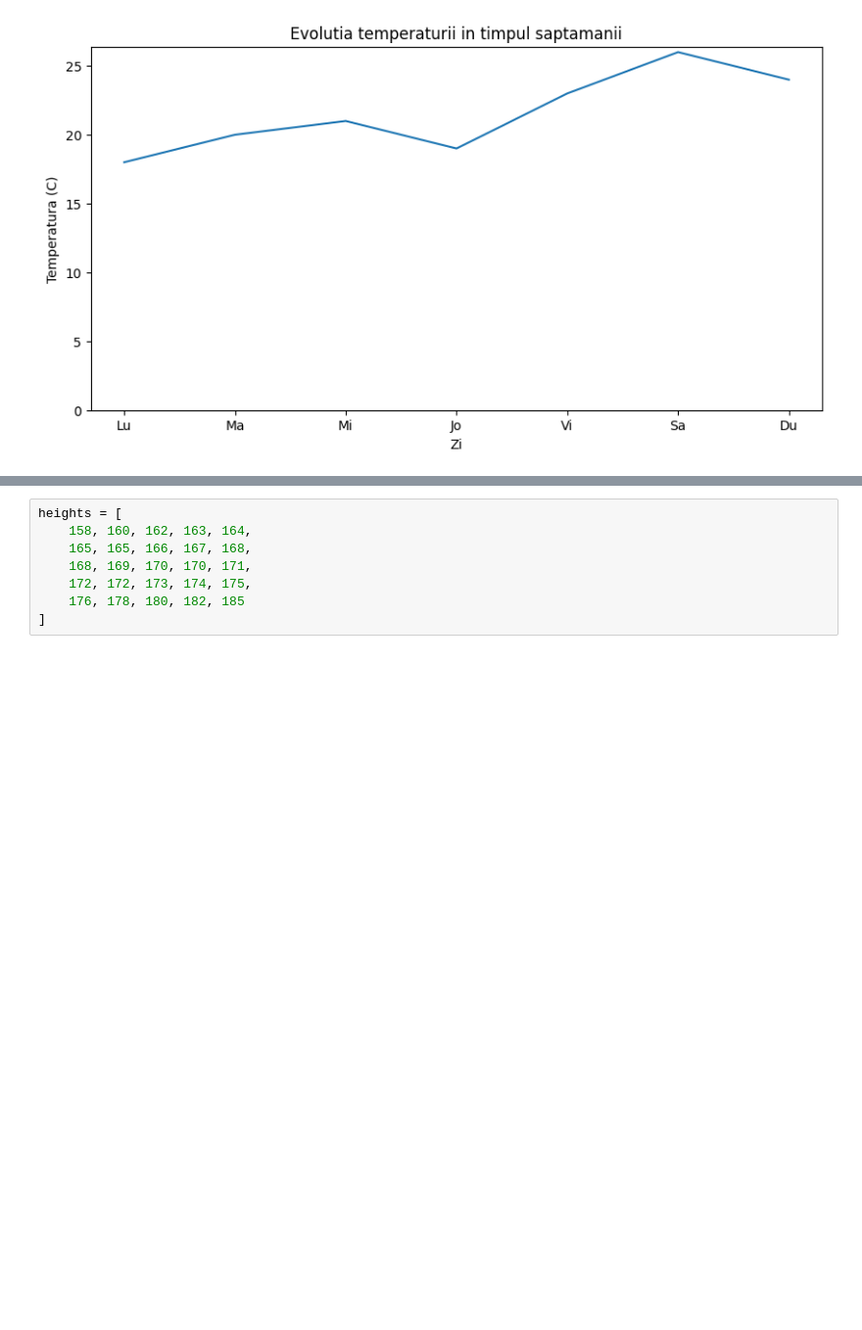
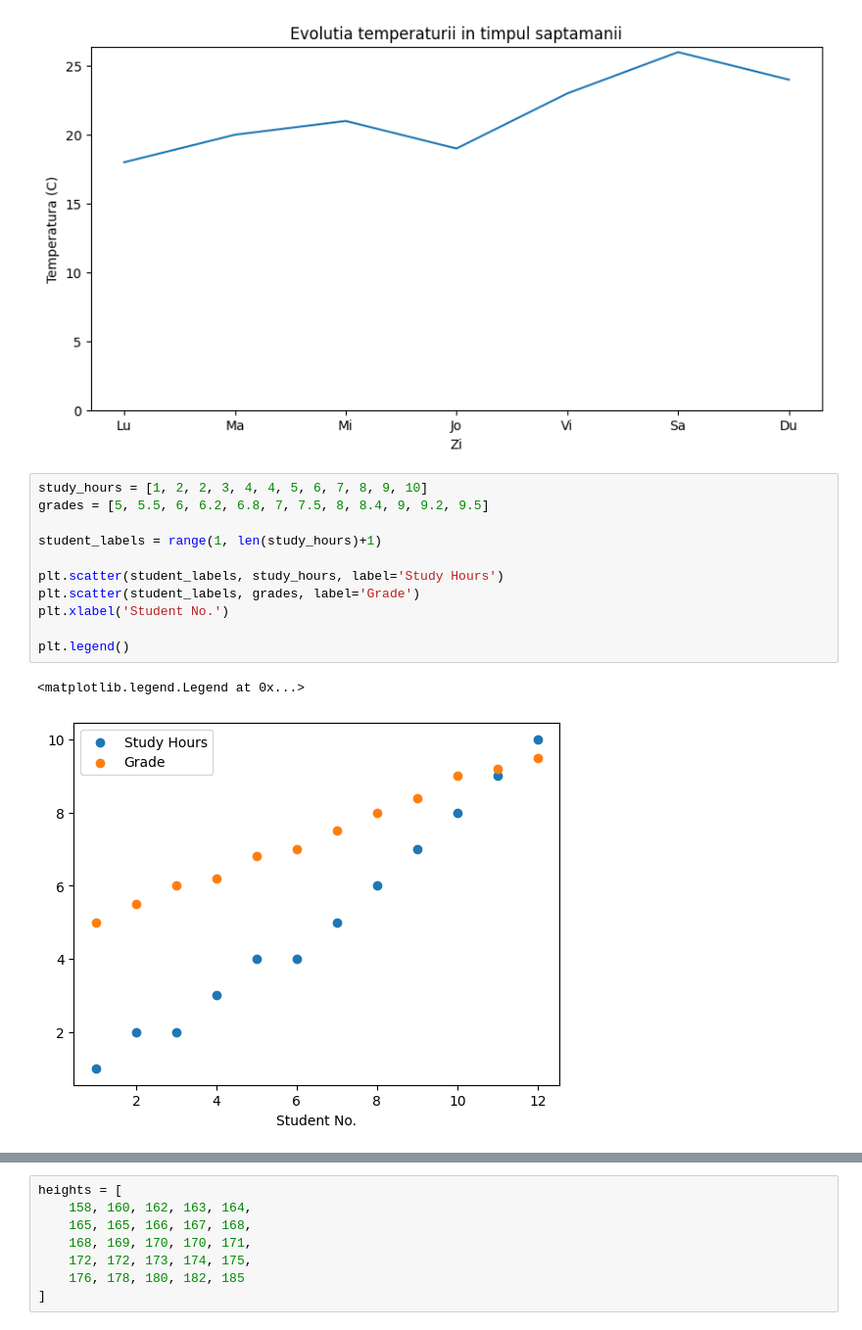
Before and after one commit to gabigutu/link-data-analysis, a Jupyter notebook: link_plot/test_plot.ipynb, the cells around one changed output, grey strips where cells are left out. Shown at 98% size. Drawn from its saved outputs; the diff is of its cells as text; blank space fills up the shorter version.

```diff
--- a/link_plot/test_plot.ipynb
+++ b/link_plot/test_plot.ipynb
@@ -33,4 +33,18 @@ plt.ylabel('Temperatura (C)')
 # %% [output]
 Text(0, 0.5, 'Temperatura (C)')
 [figure]
+# %%
+study_hours = [1, 2, 2, 3, 4, 4, 5, 6, 7, 8, 9, 10]
+grades = [5, 5.5, 6, 6.2, 6.8, 7, 7.5, 8, 8.4, 9, 9.2, 9.5]
+
+student_labels = range(1, len(study_hours)+1)
+
+plt.scatter(student_labels, study_hours, label='Study Hours')
+plt.scatter(student_labels, grades, label='Grade')
+plt.xlabel('Student No.')
+
+plt.legend()
+# %% [output]
+<matplotlib.legend.Legend at 0x...>
+[figure, added]
 # %%
```
Also changed, not shown: parts of 3 cells of this notebook.
